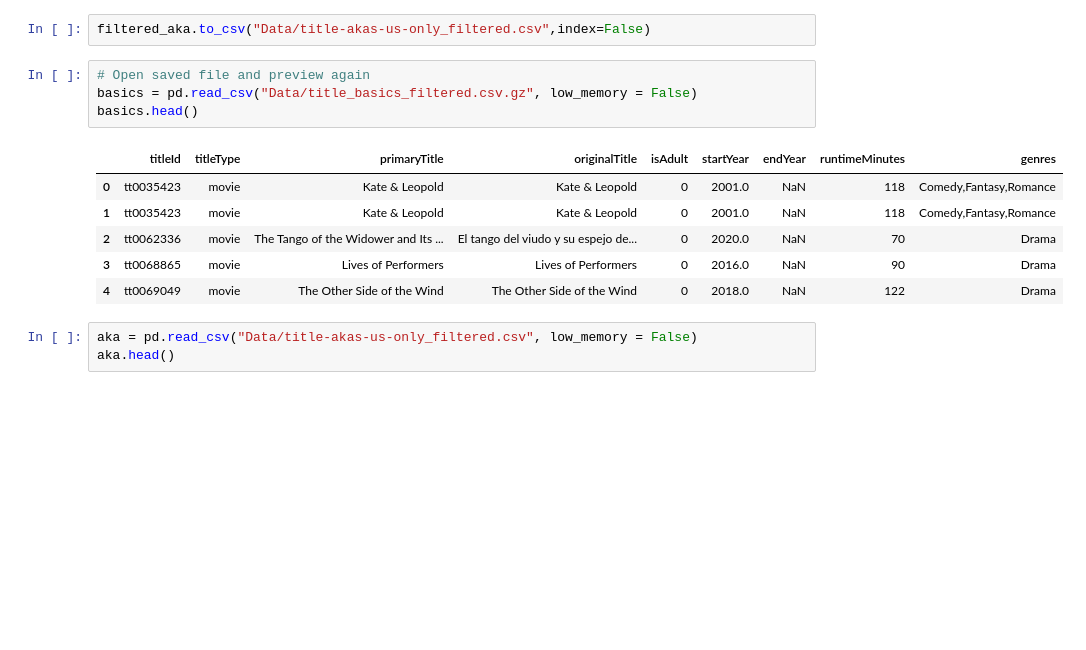
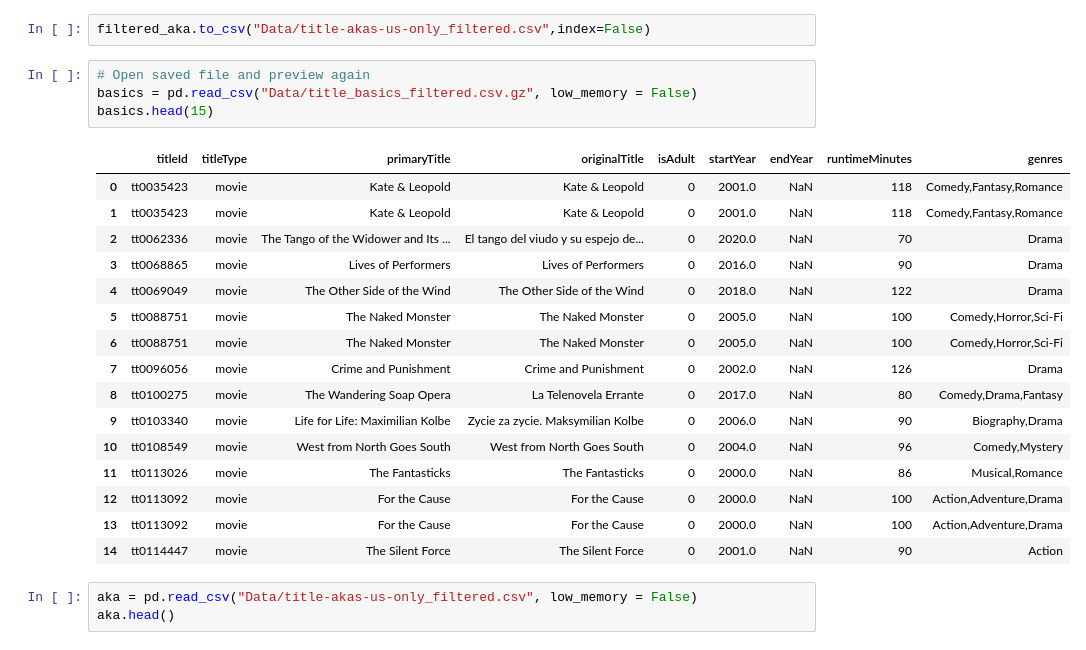
Before and after one commit to AshikSathiya/Project-3, a Jupyter notebook: Project 3 Part 1.ipynb, the cells around one changed output. Drawn from its saved outputs; the diff is of its cells as text; blank space fills up the shorter version.

```diff
--- a/Project 3 Part 1.ipynb
+++ b/Project 3 Part 1.ipynb
@@ -299,14 +299,24 @@ filtered_aka.to_csv("Data/title-akas-us-only_filtered.csv",index=False)
 # %%
 # Open saved file and preview again
 basics = pd.read_csv("Data/title_basics_filtered.csv.gz", low_memory = False)
-basics.head()
+basics.head(15)
 # %% [output]
 |  | titleId | titleType | primaryTitle | originalTitle | isAdult | startYear | endYear | runtimeMinutes | genres |
 | 0 | tt0035423 | movie | Kate & Leopold | Kate & Leopold | 0 | 2001.0 | NaN | 118 | Comedy,Fantasy,Romance |
 | 1 | tt0035423 | movie | Kate & Leopold | Kate & Leopold | 0 | 2001.0 | NaN | 118 | Comedy,Fantasy,Romance |
 | 2 | tt0062336 | movie | The Tango of the Widower and Its ... | El tango del viudo y su espejo de... | 0 | 2020.0 | NaN | 70 | Drama |
 | 3 | tt0068865 | movie | Lives of Performers | Lives of Performers | 0 | 2016.0 | NaN | 90 | Drama |
 | 4 | tt0069049 | movie | The Other Side of the Wind | The Other Side of the Wind | 0 | 2018.0 | NaN | 122 | Drama |
+| 5 | tt0088751 | movie | The Naked Monster | The Naked Monster | 0 | 2005.0 | NaN | 100 | Comedy,Horror,Sci-Fi |
+| 6 | tt0088751 | movie | The Naked Monster | The Naked Monster | 0 | 2005.0 | NaN | 100 | Comedy,Horror,Sci-Fi |
+| 7 | tt0096056 | movie | Crime and Punishment | Crime and Punishment | 0 | 2002.0 | NaN | 126 | Drama |
+| 8 | tt0100275 | movie | The Wandering Soap Opera | La Telenovela Errante | 0 | 2017.0 | NaN | 80 | Comedy,Drama,Fantasy |
+| 9 | tt0103340 | movie | Life for Life: Maximilian Kolbe | Zycie za zycie. Maksymilian Kolbe | 0 | 2006.0 | NaN | 90 | Biography,Drama |
+| 10 | tt0108549 | movie | West from North Goes South | West from North Goes South | 0 | 2004.0 | NaN | 96 | Comedy,Mystery |
+| 11 | tt0113026 | movie | The Fantasticks | The Fantasticks | 0 | 2000.0 | NaN | 86 | Musical,Romance |
+| 12 | tt0113092 | movie | For the Cause | For the Cause | 0 | 2000.0 | NaN | 100 | Action,Adventure,Drama |
+| 13 | tt0113092 | movie | For the Cause | For the Cause | 0 | 2000.0 | NaN | 100 | Action,Adventure,Drama |
+| 14 | tt0114447 | movie | The Silent Force | The Silent Force | 0 | 2001.0 | NaN | 90 | Action |
 # %%
 aka = pd.read_csv("Data/title-akas-us-only_filtered.csv", low_memory = False)
 aka.head()
```
Also changed, not shown: parts of 6 cells of this notebook.
